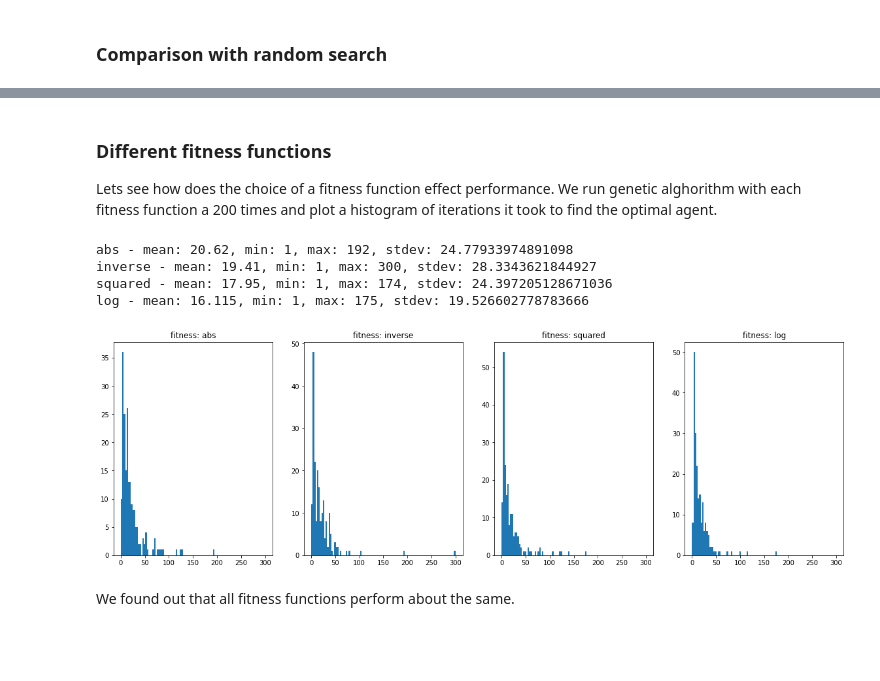
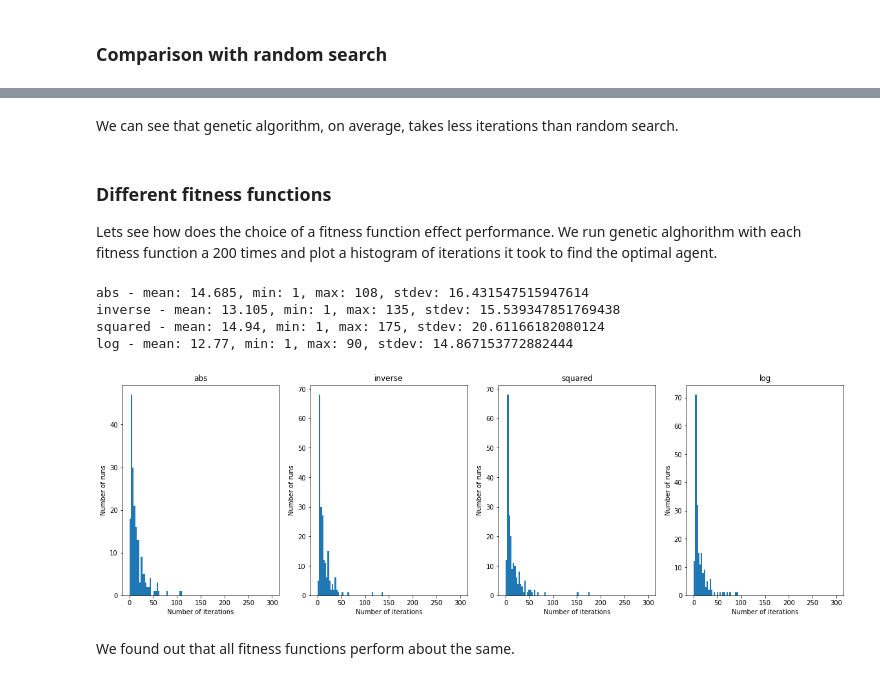
Before and after one commit to njezersek/Inteligent-Systems-assignment1, a Jupyter notebook: assignment.ipynb, the cells around one changed output, grey strips where cells are left out. Saved outputs shown, nothing was run; the diff lists cells and outputs as text; code cells hidden in the pictures; blank space fills up the shorter version.

```diff
--- a/assignment.ipynb
+++ b/assignment.ipynb
@@ -454,11 +454,11 @@ __Parameters:__
  - `plot`: if true, plot mean and max fitness in each generation
 # %%
 def evolve(
-    population, fitness_function, selection_function, crossover_function, mutation_function,
+    population_size, fitness_function, selection_function, crossover_function, mutation_function,
     mutation_probability=0.4, survival_probability=0.1, max_iterations=100, fitness_threshold=0, keep_best = False,
     verbose=False, plot=False
 ):
-    population_size = len(population)
+    population = [generate_agent() for _ in range(population_size)]
 
     min_fitness_log = []
     max_fitness_log = []
@@ -488,10 +488,10 @@ def evolve(
         best_agents_with_fitness = selection_function(population_with_fitness, math.ceil(population_size*survival_probability))
         best_agents = [a for a, _ in best_agents_with_fitness]
 
-        best_agents_with_fitness_sorted = list(sorted(best_agents_with_fitness, key=lambda e: e[1], reverse=True))
+        population_with_fitness_sorted = list(sorted(population_with_fitness, key=lambda e: e[1], reverse=True))
 
         # print metrics
-        string_log.append(f"Generation {generation}: fitness min: {min_fitness:.2f}, max: {max_fitness:.2f}, mean: {mean_fitness:.2f}; best agent: {agent_to_string(best_agents_with_fitness_sorted[0][0])}")
+        string_log.append(f"Generation {generation}: fitness min: {min_fitness:.2f}, max: {max_fitness:.2f}, mean: {mean_fitness:.2f}; best agent: {agent_to_string(population_with_fitness_sorted[0][0])}")
 
         if max_fitness >= fitness_threshold: break
 
@@ -568,2 +580,15 @@ Generation 11: fitness min: -13.29, max: -0.00, mean: -5.77; best agent: 100*25-
+# %%
+def plot_iterations_histogram(iterative_function, title="", N=200, bins=100, verbose=True):
+    iterations_log = []
+    for i in range(N):
+        iterations_log.append(iterative_function())
+
+    plt.title(title)
+    plt.xlabel('Number of iterations')
+    plt.ylabel('Number of runs')
+    _ = plt.hist(iterations_log, bins=bins, range=(0,300))
+
+    if verbose:
+        print(f"{title} - mean: {statistics.mean(iterations_log)}, min: {min(iterations_log)}, max: {max(iterations_log)}, stdev: {statistics.stdev(iterations_log)}")
 # %% [markdown]
 ### Comparison with random search
@@ -591,40 +632,33 @@ _ = plt.hist(iterations_log, bins=100)
+# %% [markdown]
+We can see that genetic algorithm, on average, takes less iterations than random search.
 # %% [markdown]
 ### Different fitness functions
 
 Lets see how does the choice of a fitness function effect performance. We run genetic alghorithm with each fitness function a 200 times and plot a histogram of iterations it took to find the optimal agent.
 # %%
-N = 200
 fitness_functions = [(fitness_abs, 0, "abs"), (fitness_inverse, 10000, "inverse"), (fitness_squared, 0, "squared"),  (fitness_log, 0, "log")]
 
 plt.figure(figsize=(20,6))
 
 for j, (fitness_function, fitness_threshold, label) in enumerate(fitness_functions):
-    iterations_log = []
-
-    for i in range(N):
-        population = [generate_agent() for _ in range(population_size)]
-        iterations, _ = evolve(
-            population,
+    plt.subplot(1, len(fitness_functions), j+1)
+    plot_iterations_histogram(
+        lambda: evolve(
+            population_size,
             fitness_function,
             select_best_plus_random,
             crossover,
             mutation,
             mutation_probability=0.2, survival_probability=0.2, max_iterations=300, keep_best=False, fitness_threshold=fitness_threshold
-        )
-
-        iterations_log.append(iterations)
-
-    print(f"{label} - mean: {statistics.mean(iterations_log)}, min: {min(iterations_log)}, max: {max(iterations_log)}, stdev: {statistics.stdev(iterations_log)}")
-
-    plt.subplot(1, 4, j+1)
-    plt.title(f"fitness: {label}")
-    _ = plt.hist(iterations_log, bins=100, range=(0,300))
+        )[0],
+        title=label
+    )
 # %% [output]
-abs - mean: 20.62, min: 1, max: 192, stdev: 24.77933974891098
-inverse - mean: 19.41, min: 1, max: 300, stdev: 28.3343621844927
-squared - mean: 17.95, min: 1, max: 174, stdev: 24.397205128671036
-log - mean: 16.115, min: 1, max: 175, stdev: 19.526602778783666
+abs - mean: 14.685, min: 1, max: 108, stdev: 16.431547515947614
+inverse - mean: 13.105, min: 1, max: 135, stdev: 15.539347851769438
+squared - mean: 14.94, min: 1, max: 175, stdev: 20.61166182080124
+log - mean: 12.77, min: 1, max: 90, stdev: 14.867153772882444
-[figure, old version]
+[figure, new version]
 # %% [markdown]
 We found out that all fitness functions perform about the same.
 # %% [markdown]
```
Also changed, not shown: parts of 26 cells of this notebook.
